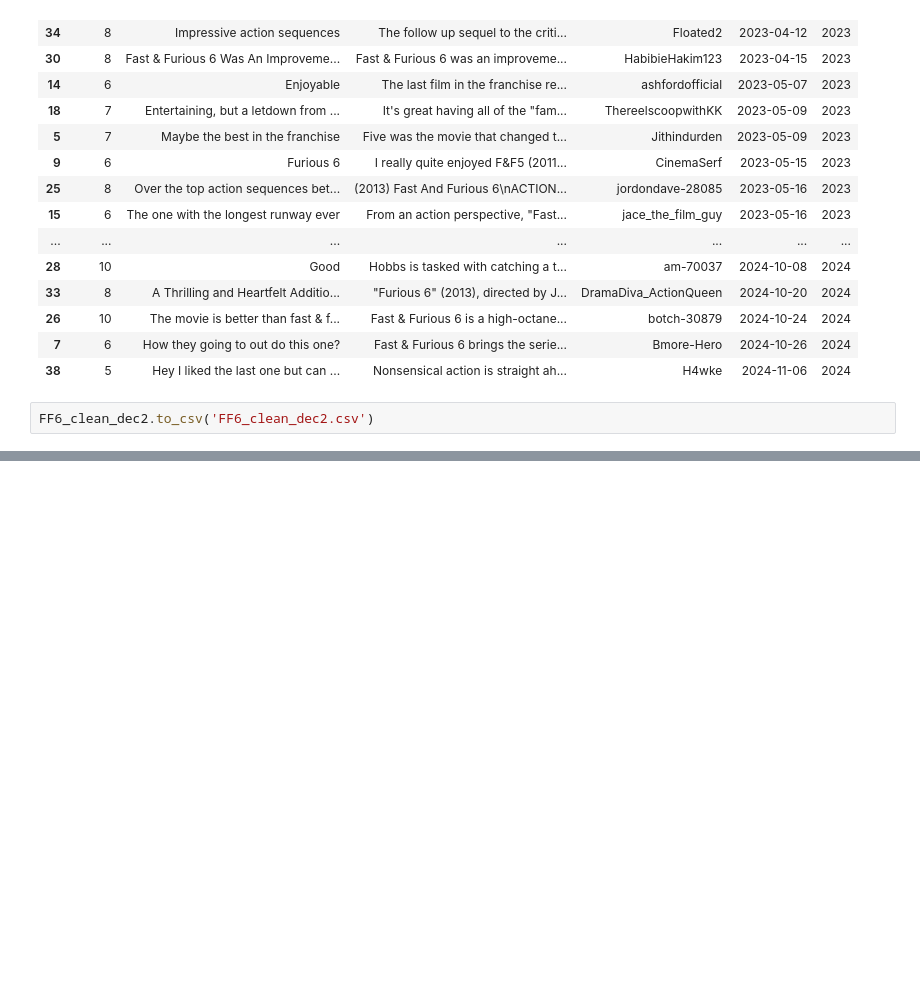
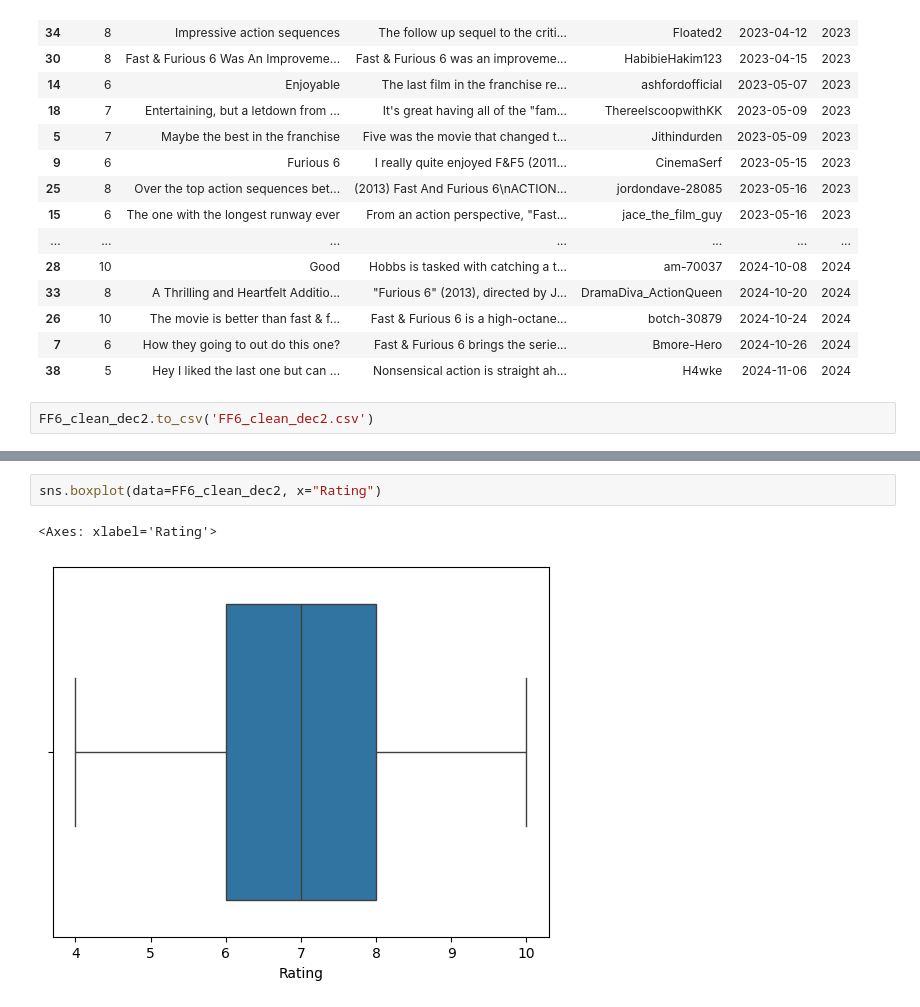
Before and after one commit to pwy7fv/DS-4002-Group-Projects, a Jupyter notebook: Scripts/FF6_clean.ipynb, the cells around one changed output, grey strips where cells are left out. Saved outputs shown, nothing was run; the diff lists cells and outputs as text; blank space fills up the shorter version.

```diff
--- a/Scripts/FF6_clean.ipynb
+++ b/Scripts/FF6_clean.ipynb
@@ -158,0 +219,5 @@ FF6_clean_dec2.to_csv('FF6_clean_dec2.csv')
+# %%
+sns.boxplot(data=FF6_clean_dec2, x="Rating")
+# %% [output]
+<Axes: xlabel='Rating'>
+[figure, added]
```
Also changed, not shown: parts of 5 cells of this notebook, 9 other files.
